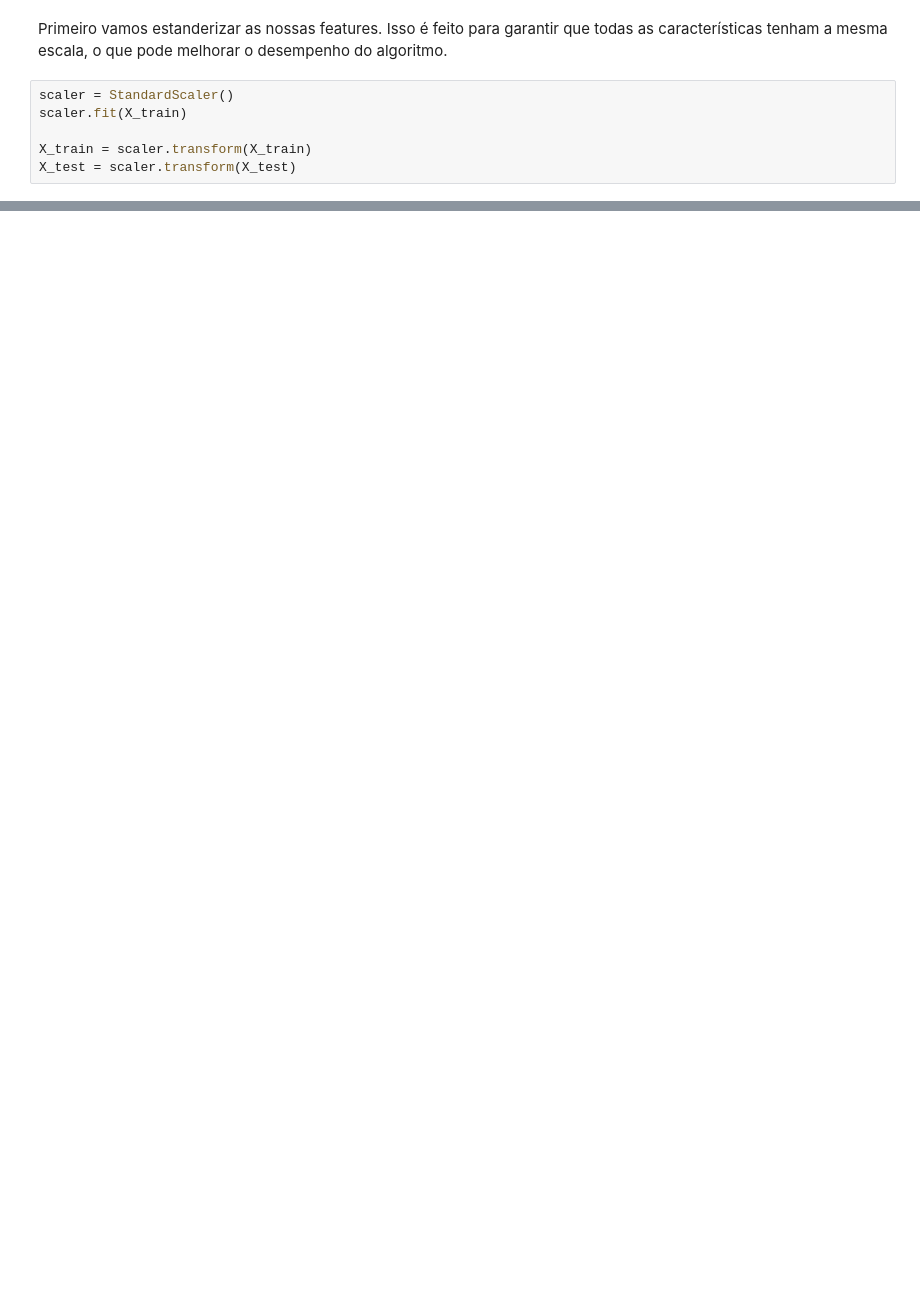
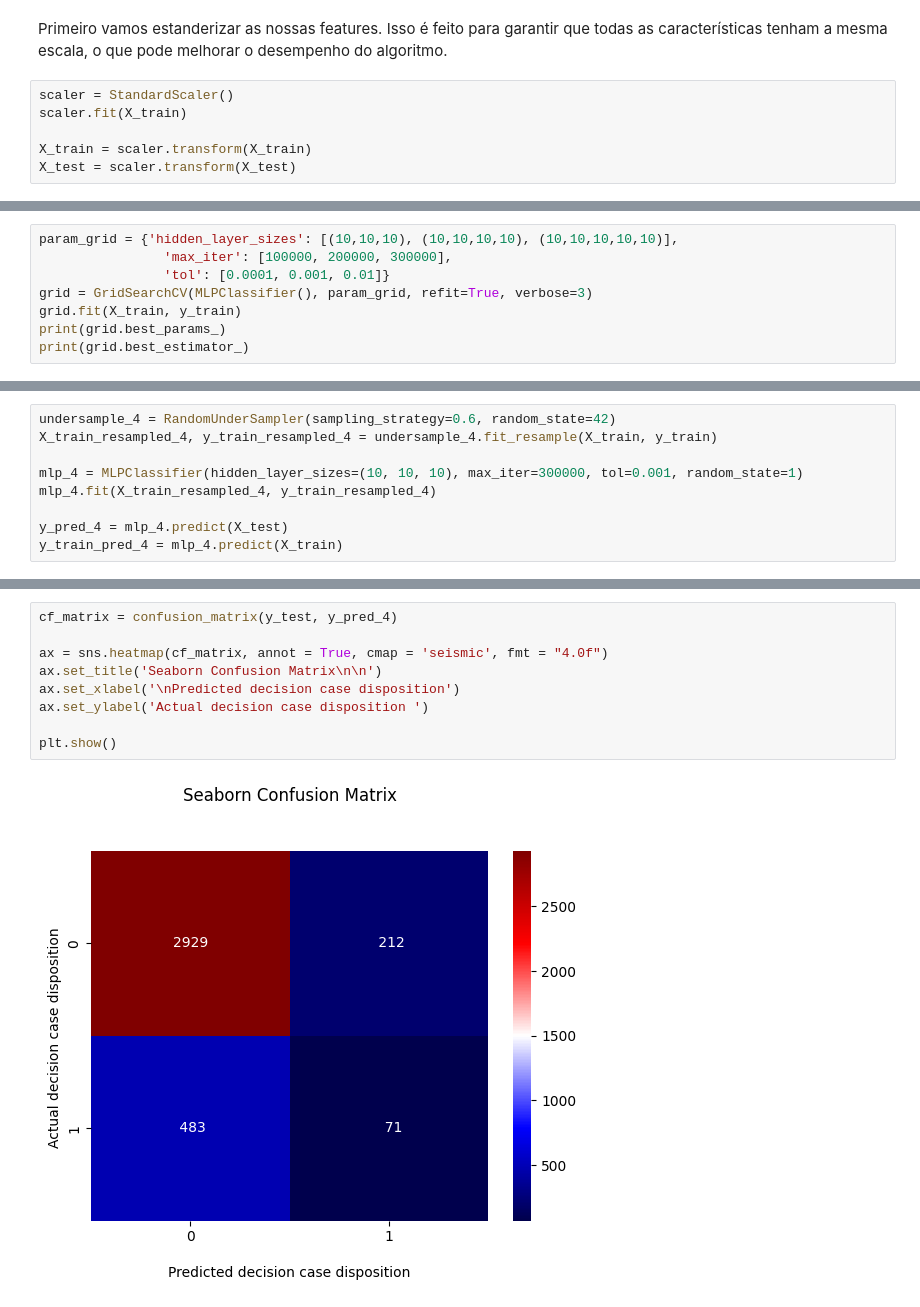
Before and after one commit to pedro-nuno-monteiro/ac_projeto, a Jupyter notebook: project scen A.ipynb, the cells around one changed output, grey strips where cells are left out. Cells and saved outputs as stored; diff of their text form; blank space fills up the shorter version.

```diff
--- a/project scen A.ipynb
+++ b/project scen A.ipynb
@@ -395,0 +689,8 @@ X_test = scaler.transform(X_test)
+# %%
+param_grid = {'hidden_layer_sizes': [(10,10,10), (10,10,10,10), (10,10,10,10,10)],
+                'max_iter': [100000, 200000, 300000],
+                'tol': [0.0001, 0.001, 0.01]}
+grid = GridSearchCV(MLPClassifier(), param_grid, refit=True, verbose=3)
+grid.fit(X_train, y_train)
+print(grid.best_params_)
+print(grid.best_estimator_)
@@ -395,0 +763,9 @@ X_test = scaler.transform(X_test)
+# %%
+undersample_4 = RandomUnderSampler(sampling_strategy=0.6, random_state=42)
+X_train_resampled_4, y_train_resampled_4 = undersample_4.fit_resample(X_train, y_train)
+
+mlp_4 = MLPClassifier(hidden_layer_sizes=(10, 10, 10), max_iter=300000, tol=0.001, random_state=1)
+mlp_4.fit(X_train_resampled_4, y_train_resampled_4)
+
+y_pred_4 = mlp_4.predict(X_test)
+y_train_pred_4 = mlp_4.predict(X_train)
@@ -395,0 +845,11 @@ X_test = scaler.transform(X_test)
+# %%
+cf_matrix = confusion_matrix(y_test, y_pred_4)
+
+ax = sns.heatmap(cf_matrix, annot = True, cmap = 'seismic', fmt = "4.0f")
+ax.set_title('Seaborn Confusion Matrix\n\n')
+ax.set_xlabel('\nPredicted decision case disposition')
+ax.set_ylabel('Actual decision case disposition ')
+
+plt.show()
+# %% [output]
+[figure, added]
```
Also changed, not shown: parts of 65 cells of this notebook, 1 other file.
